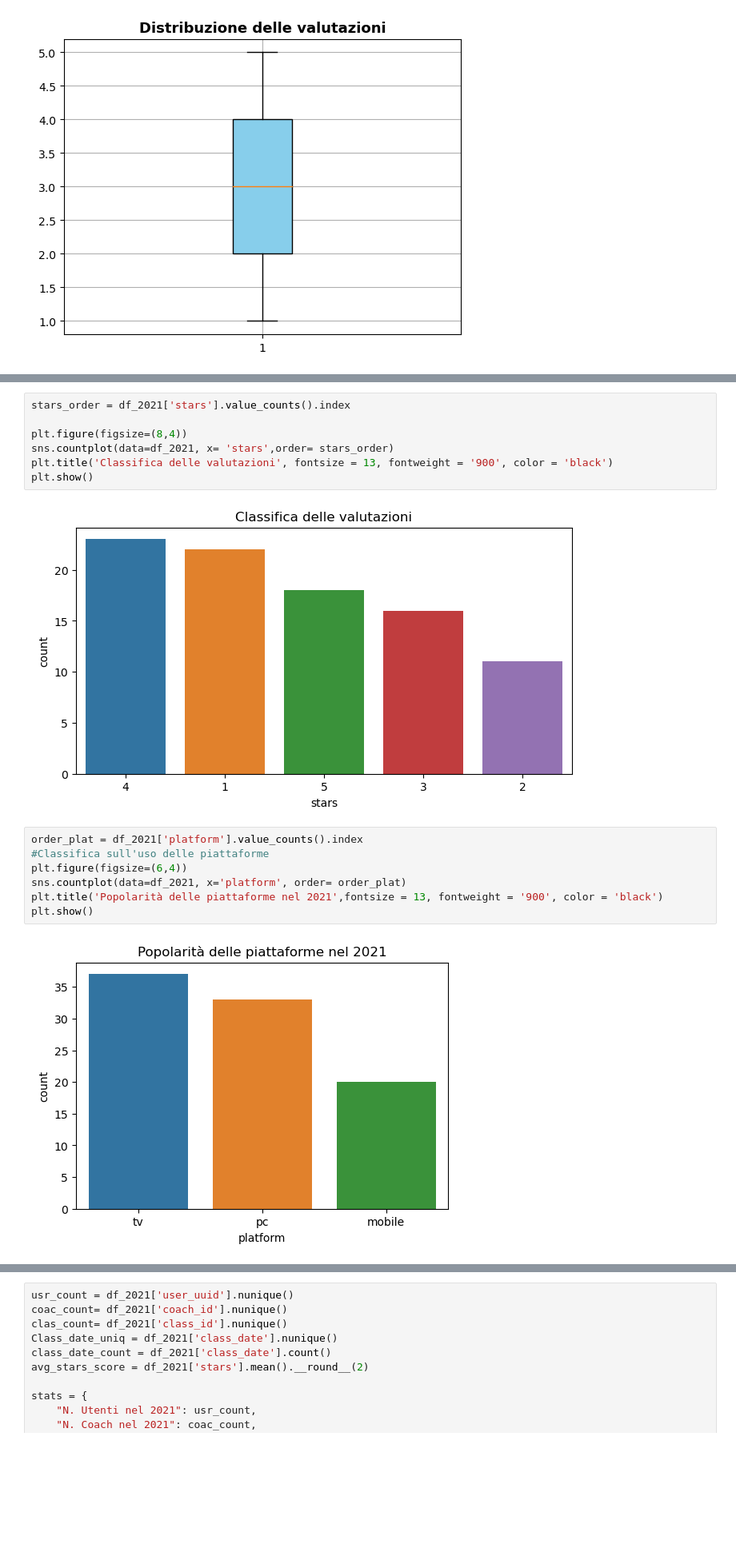
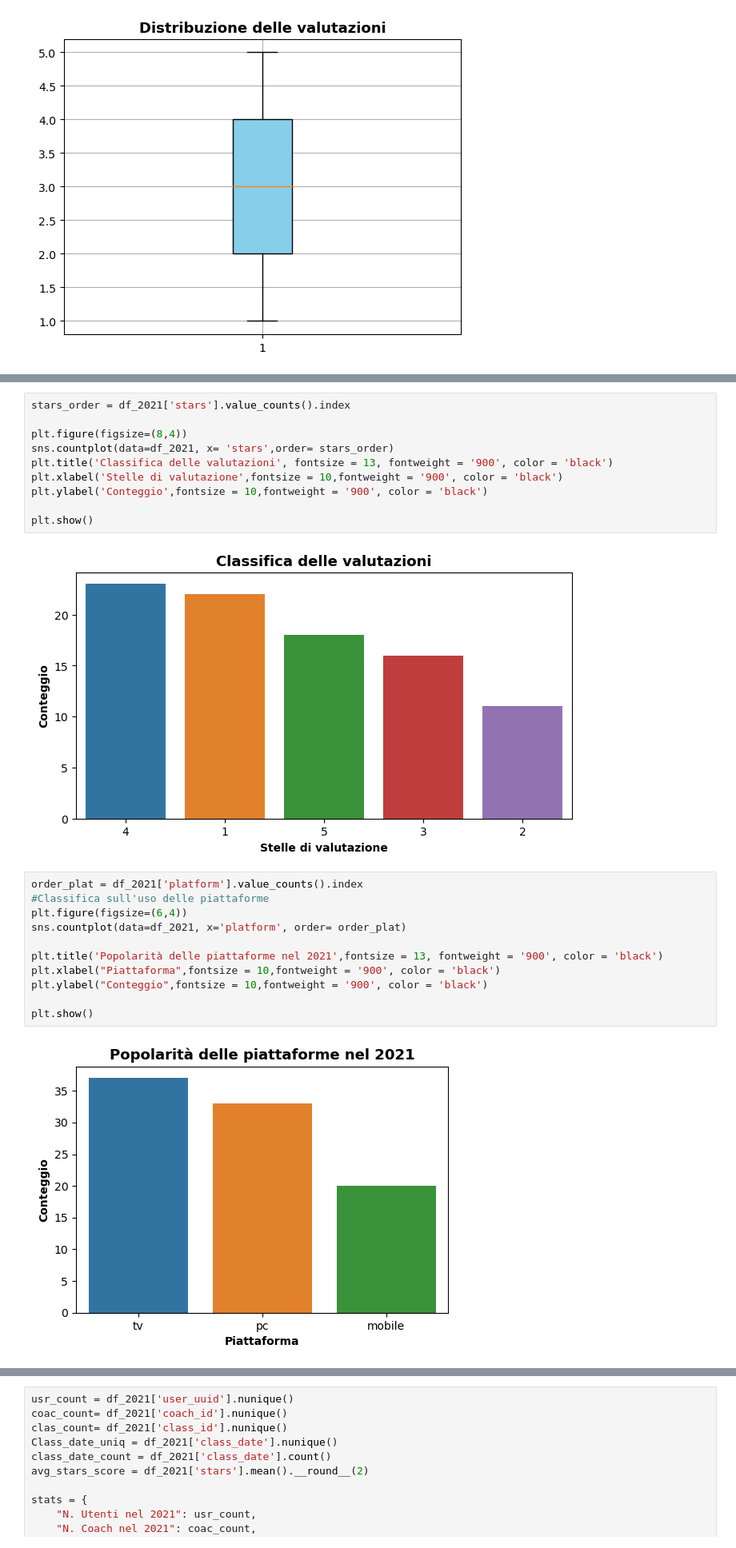
Before and after one commit to France-Man/Final-Project-Data-Analysis-V2, a Jupyter notebook: backup eda.ipynb, the cells around one changed output, grey strips where cells are left out. Shown at 80% size. Saved outputs shown, nothing was run; the diff lists cells and outputs as text; blank space fills up the shorter version.

```diff
--- a/backup eda.ipynb
+++ b/backup eda.ipynb
@@ -164,18 +140,25 @@ stars_order = df_2021['stars'].value_counts().index
 plt.figure(figsize=(8,4))
 sns.countplot(data=df_2021, x= 'stars',order= stars_order)
 plt.title('Classifica delle valutazioni', fontsize = 13, fontweight = '900', color = 'black')
+plt.xlabel('Stelle di valutazione',fontsize = 10,fontweight = '900', color = 'black')
+plt.ylabel('Conteggio',fontsize = 10,fontweight = '900', color = 'black')
+
 plt.show()
 # %% [output]
-[figure, old version]
+[figure, new version]
 # %%
 order_plat = df_2021['platform'].value_counts().index
 #Classifica sull'uso delle piattaforme
 plt.figure(figsize=(6,4))
 sns.countplot(data=df_2021, x='platform', order= order_plat)
+
 plt.title('Popolarità delle piattaforme nel 2021',fontsize = 13, fontweight = '900', color = 'black')
+plt.xlabel("Piattaforma",fontsize = 10,fontweight = '900', color = 'black')
+plt.ylabel("Conteggio",fontsize = 10,fontweight = '900', color = 'black')
+
 plt.show()
 # %% [output]
-[figure, old version]
+[figure, new version]
 # %%
 order_cat = df_2021['category'].value_counts().index
 #Classifca categorie
```
Also changed, not shown: parts of 11 cells of this notebook, 2 other files.
